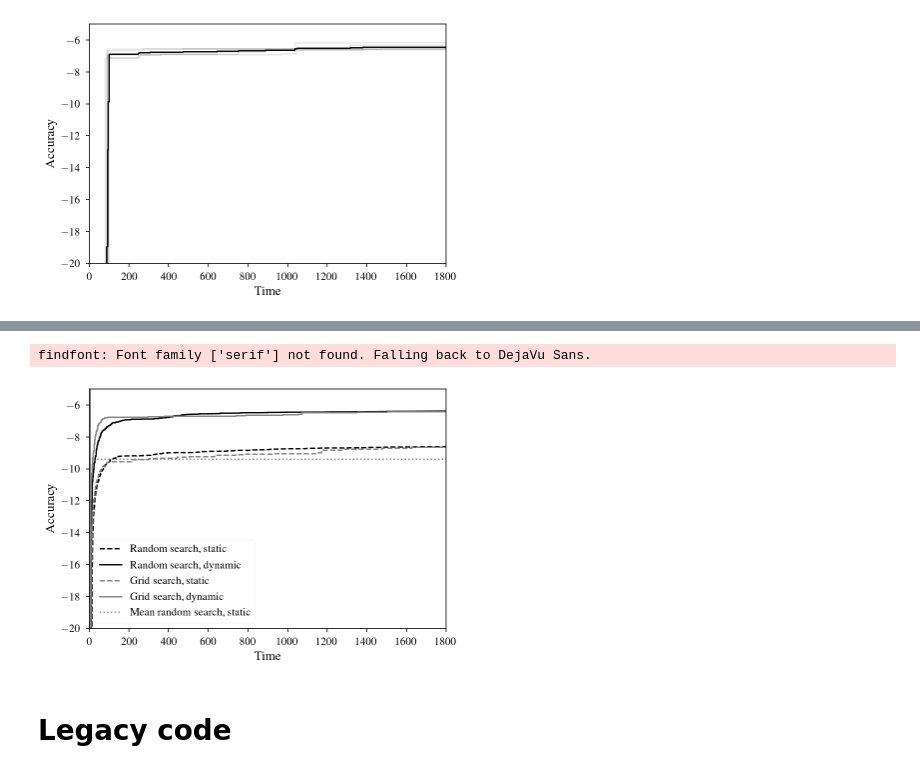
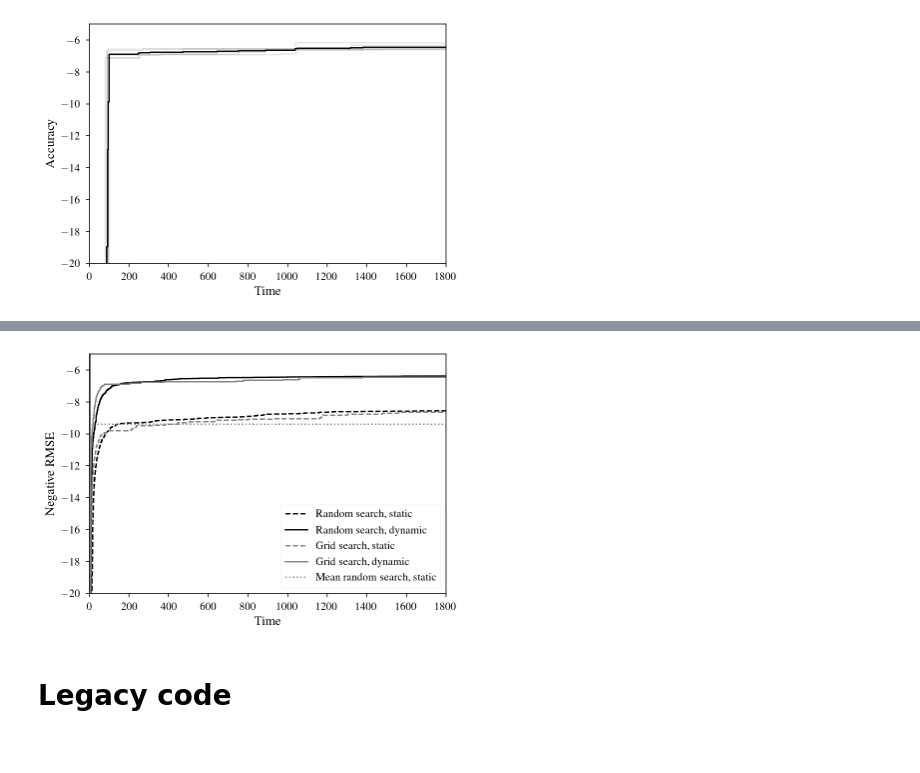
Before and after one commit to vcahlik/dynamic-auto-sizing, a Jupyter notebook: notebooks/anytime/performance_analysis_large_datasets.ipynb, the cells around one changed output, grey strips where cells are left out. Saved outputs shown, nothing was run; the diff lists cells and outputs as text; code cells hidden in the pictures.

Commit message:
Improve the figures

```diff
--- a/notebooks/anytime/performance_analysis_large_datasets.ipynb
+++ b/notebooks/anytime/performance_analysis_large_datasets.ipynb
@@ -3369,7 +3369,7 @@ f = plt.figure()
 xlim=(0, 1800)
 ylim=(-20, -5)
 xlabel="Time"
-ylabel="Accuracy"
+ylabel="Negative RMSE"
 
 average_times, average_best_val_metrics = get_average_results(sampled_results_random_static)
 x = [0] + average_times
@@ -3379,36 +3379,35 @@ plt.step(x, y, '--', alpha=1, c='black', label="Random search, static")
 
 average_times, average_best_val_metrics = get_average_results(sampled_results_random_dynamic)
 x = [0] + average_times
 x += [x[-1] + (x[-1] - x[-2]) / 10]
 y = [0, 0] + average_best_val_metrics
 plt.step(x, y, '-', alpha=1, c='black', label="Random search, dynamic")
 
 average_times, average_best_val_metrics = get_average_results(fixed_all_results_grid_static)
 x = [0] + average_times
 x += [x[-1] + (x[-1] - x[-2]) / 10]
 y = [0, 0] + average_best_val_metrics
 plt.step(x, y, '--', alpha=1, c='grey', label="Grid search, static")
 
 average_times, average_best_val_metrics = get_average_results(fixed_all_results_grid_dynamic)
 x = [0] + average_times
 x += [x[-1] + (x[-1] - x[-2]) / 10]
 y = [0, 0] + average_best_val_metrics
 plt.step(x, y, '-', alpha=1, c='grey', label="Grid search, dynamic")
 
 plt.xlim(xlim)
 plt.ylim(ylim)
 plt.xlabel(xlabel, fontsize=13)
 plt.ylabel(ylabel, fontsize=13)
 plt.xticks(fontsize=11)
 plt.yticks(fontsize=11)
 
 plt.plot((0, 10000), (mean_val_metric_random_static, mean_val_metric_random_static), linestyle='dotted', color='grey', label="Mean random search, static")
-plt.legend(fontsize=11)
+plt.legend(fontsize=11, loc='lower right')
 
 f.savefig("anytime-15-puzzle.pdf", bbox_inches='tight')
 # %% [output]
-findfont: Font family ['serif'] not found. Falling back to DejaVu Sans.
-[figure, old version]
+[figure, new version]
 # %% [markdown]
 # Legacy code
 # %% [markdown]
```
Also changed, not shown: parts of 7 cells of this notebook.
